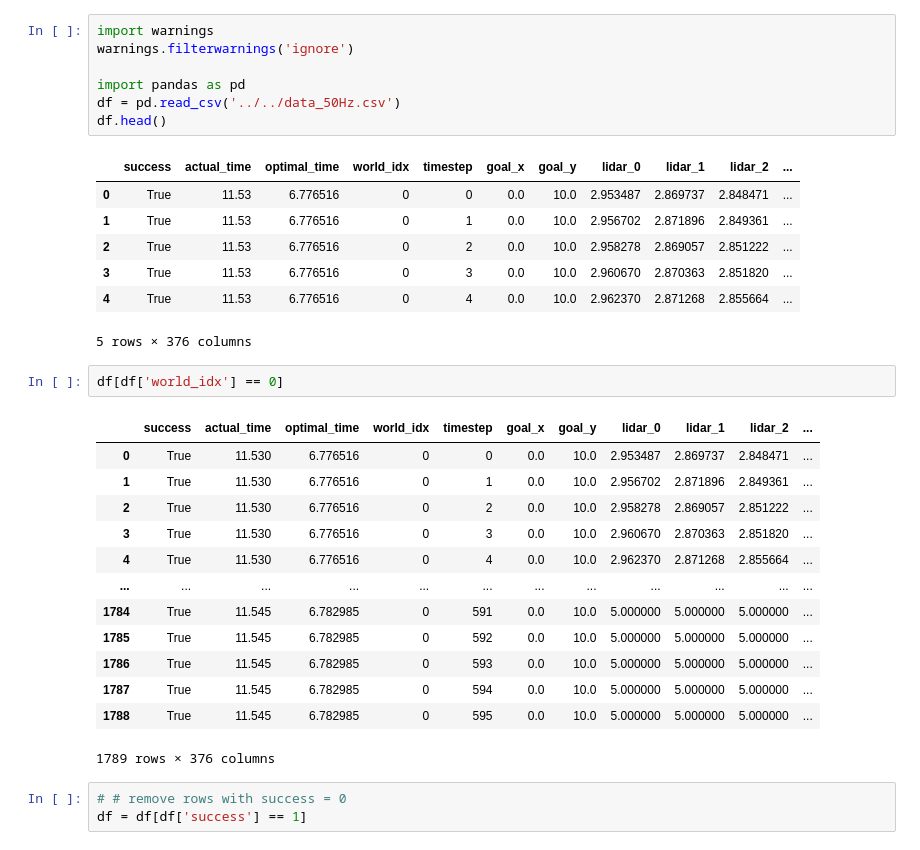
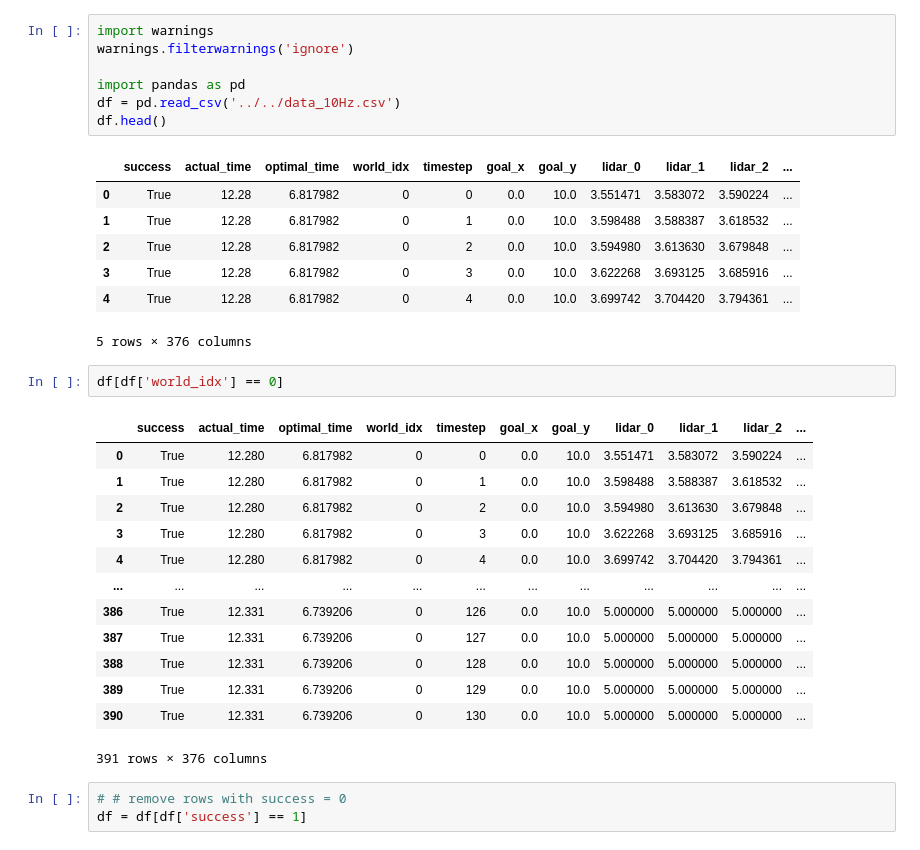
Before and after one commit to JvThunder/mlda-barn-2024, a Jupyter notebook: train_imitation/diffusion_policy/train_imitation.ipynb, the cells around one changed output. Saved outputs shown, nothing was run; the diff lists cells and outputs as text.

```diff
--- a/train_imitation/diffusion_policy/train_imitation.ipynb
+++ b/train_imitation/diffusion_policy/train_imitation.ipynb
@@ -1,34 +1,34 @@
 # %%
 import warnings
 warnings.filterwarnings('ignore')
 
 import pandas as pd
-df = pd.read_csv('../../data_50Hz.csv')
+df = pd.read_csv('../../data_10Hz.csv')
 df.head()
 # %% [output]
 |  | success | actual_time | optimal_time | world_idx | timestep | goal_x | goal_y | lidar_0 | lidar_1 | lidar_2 | ... |
-| 0 | True | 11.53 | 6.776516 | 0 | 0 | 0.0 | 10.0 | 2.953487 | 2.869737 | 2.848471 | ... |
-| 1 | True | 11.53 | 6.776516 | 0 | 1 | 0.0 | 10.0 | 2.956702 | 2.871896 | 2.849361 | ... |
-| 2 | True | 11.53 | 6.776516 | 0 | 2 | 0.0 | 10.0 | 2.958278 | 2.869057 | 2.851222 | ... |
-| 3 | True | 11.53 | 6.776516 | 0 | 3 | 0.0 | 10.0 | 2.960670 | 2.870363 | 2.851820 | ... |
-| 4 | True | 11.53 | 6.776516 | 0 | 4 | 0.0 | 10.0 | 2.962370 | 2.871268 | 2.855664 | ... |
+| 0 | True | 12.28 | 6.817982 | 0 | 0 | 0.0 | 10.0 | 3.551471 | 3.583072 | 3.590224 | ... |
+| 1 | True | 12.28 | 6.817982 | 0 | 1 | 0.0 | 10.0 | 3.598488 | 3.588387 | 3.618532 | ... |
+| 2 | True | 12.28 | 6.817982 | 0 | 2 | 0.0 | 10.0 | 3.594980 | 3.613630 | 3.679848 | ... |
+| 3 | True | 12.28 | 6.817982 | 0 | 3 | 0.0 | 10.0 | 3.622268 | 3.693125 | 3.685916 | ... |
+| 4 | True | 12.28 | 6.817982 | 0 | 4 | 0.0 | 10.0 | 3.699742 | 3.704420 | 3.794361 | ... |
 5 rows × 376 columns
 # %%
 df[df['world_idx'] == 0]
 # %% [output]
 |  | success | actual_time | optimal_time | world_idx | timestep | goal_x | goal_y | lidar_0 | lidar_1 | lidar_2 | ... |
-| 0 | True | 11.530 | 6.776516 | 0 | 0 | 0.0 | 10.0 | 2.953487 | 2.869737 | 2.848471 | ... |
-| 1 | True | 11.530 | 6.776516 | 0 | 1 | 0.0 | 10.0 | 2.956702 | 2.871896 | 2.849361 | ... |
-| 2 | True | 11.530 | 6.776516 | 0 | 2 | 0.0 | 10.0 | 2.958278 | 2.869057 | 2.851222 | ... |
-| 3 | True | 11.530 | 6.776516 | 0 | 3 | 0.0 | 10.0 | 2.960670 | 2.870363 | 2.851820 | ... |
-| 4 | True | 11.530 | 6.776516 | 0 | 4 | 0.0 | 10.0 | 2.962370 | 2.871268 | 2.855664 | ... |
+| 0 | True | 12.280 | 6.817982 | 0 | 0 | 0.0 | 10.0 | 3.551471 | 3.583072 | 3.590224 | ... |
+| 1 | True | 12.280 | 6.817982 | 0 | 1 | 0.0 | 10.0 | 3.598488 | 3.588387 | 3.618532 | ... |
+| 2 | True | 12.280 | 6.817982 | 0 | 2 | 0.0 | 10.0 | 3.594980 | 3.613630 | 3.679848 | ... |
+| 3 | True | 12.280 | 6.817982 | 0 | 3 | 0.0 | 10.0 | 3.622268 | 3.693125 | 3.685916 | ... |
+| 4 | True | 12.280 | 6.817982 | 0 | 4 | 0.0 | 10.0 | 3.699742 | 3.704420 | 3.794361 | ... |
 | ... | ... | ... | ... | ... | ... | ... | ... | ... | ... | ... | ... |
-| 1784 | True | 11.545 | 6.782985 | 0 | 591 | 0.0 | 10.0 | 5.000000 | 5.000000 | 5.000000 | ... |
-| 1785 | True | 11.545 | 6.782985 | 0 | 592 | 0.0 | 10.0 | 5.000000 | 5.000000 | 5.000000 | ... |
-| 1786 | True | 11.545 | 6.782985 | 0 | 593 | 0.0 | 10.0 | 5.000000 | 5.000000 | 5.000000 | ... |
-| 1787 | True | 11.545 | 6.782985 | 0 | 594 | 0.0 | 10.0 | 5.000000 | 5.000000 | 5.000000 | ... |
-| 1788 | True | 11.545 | 6.782985 | 0 | 595 | 0.0 | 10.0 | 5.000000 | 5.000000 | 5.000000 | ... |
+| 386 | True | 12.331 | 6.739206 | 0 | 126 | 0.0 | 10.0 | 5.000000 | 5.000000 | 5.000000 | ... |
+| 387 | True | 12.331 | 6.739206 | 0 | 127 | 0.0 | 10.0 | 5.000000 | 5.000000 | 5.000000 | ... |
+| 388 | True | 12.331 | 6.739206 | 0 | 128 | 0.0 | 10.0 | 5.000000 | 5.000000 | 5.000000 | ... |
+| 389 | True | 12.331 | 6.739206 | 0 | 129 | 0.0 | 10.0 | 5.000000 | 5.000000 | 5.000000 | ... |
+| 390 | True | 12.331 | 6.739206 | 0 | 130 | 0.0 | 10.0 | 5.000000 | 5.000000 | 5.000000 | ... |
-1789 rows × 376 columns
+391 rows × 376 columns
 # %%
 # # remove rows with success = 0
 df = df[df['success'] == 1]
```
Also changed, not shown: 2 other files.
